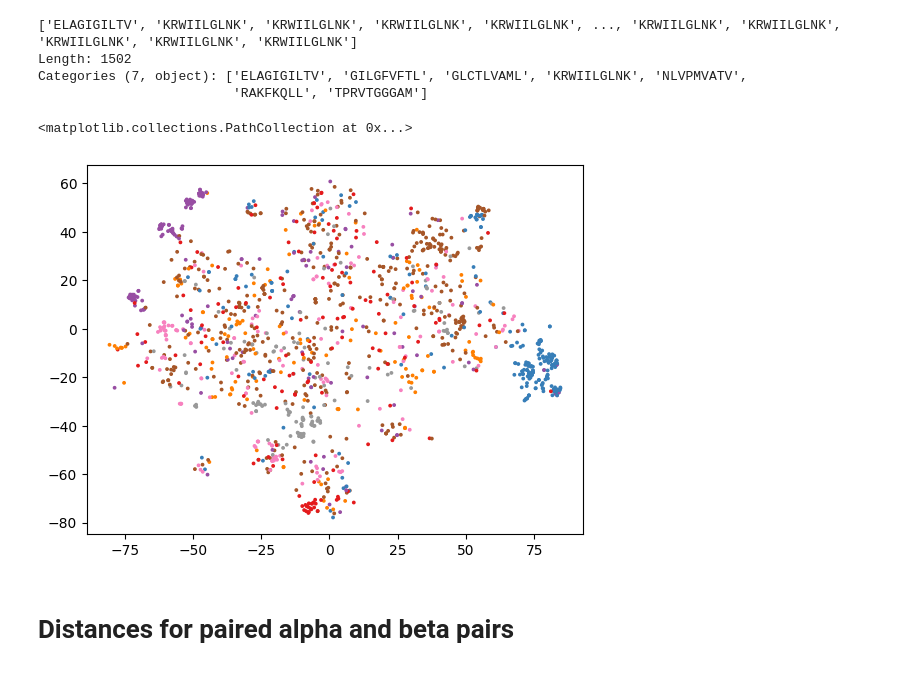
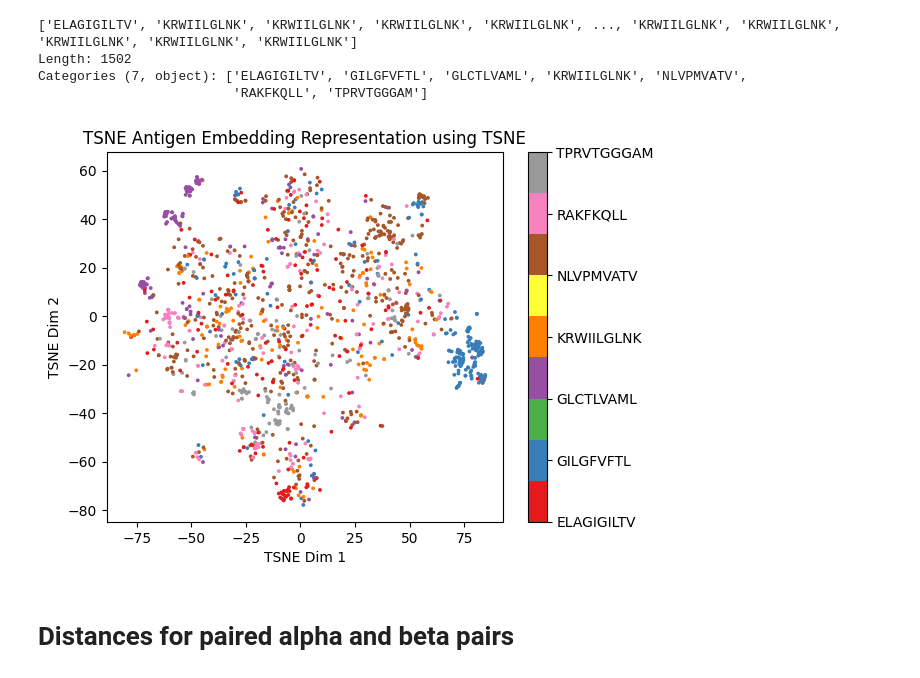
Before and after one commit to UoB-DSMP-2023-24/dsmp-2024-groupol1, a Jupyter notebook: distances_matrix.ipynb, the cells around one changed output. Saved outputs shown, nothing was run; the diff lists cells and outputs as text; code cells hidden in the pictures.

Commit message:
reformatted tsne vis

```diff
--- a/distances_matrix.ipynb
+++ b/distances_matrix.ipynb
@@ -307,20 +307,30 @@ Length: 1502
 Categories (7, object): ['ELAGIGILTV', 'GILGFVFTL', 'GLCTLVAML', 'KRWIILGLNK', 'NLVPMVATV',
                          'RAKFKQLL', 'TPRVTGGGAM']
 # %%
+import matplotlib
 import matplotlib.pyplot as plt
 
-plt.scatter(embedding_tsne_filtered['DIM_1'],
-            embedding_tsne_filtered['DIM_2'],
-            c=pd.Categorical(embedding_tsne_filtered['Epitope']).codes,
-            s=3,
-            cmap = 'Set1')
+epitope_category = pd.Categorical(embedding_tsne_filtered['Epitope'])
+epitope_codes = epitope_category.codes
+epitope_labels = epitope_category.categories
+colormap = matplotlib.colormaps.get_cmap('Set1')
+
+sc = plt.scatter(embedding_tsne_filtered['DIM_1'],
+                 embedding_tsne_filtered['DIM_2'],
+                 c=epitope_codes,
+                 s=3,
+                 cmap = colormap)
+
+cbar = plt.colorbar(sc, ticks=np.arange(len(epitope_labels)))
+cbar.set_ticklabels(epitope_labels)
+
 
 plt.xlabel('TSNE Dim 1')
 plt.ylabel('TSNE Dim 2')
 plt.title('TSNE Antigen Embedding Representation using TSNE')
+plt.show()
 # %% [output]
-<matplotlib.collections.PathCollection at 0x...>
-[figure, old version]
+[figure, new version]
 # %% [markdown]
 # Distances for paired alpha and beta pairs
 # %%
```
Also changed, not shown: 1 other file.
